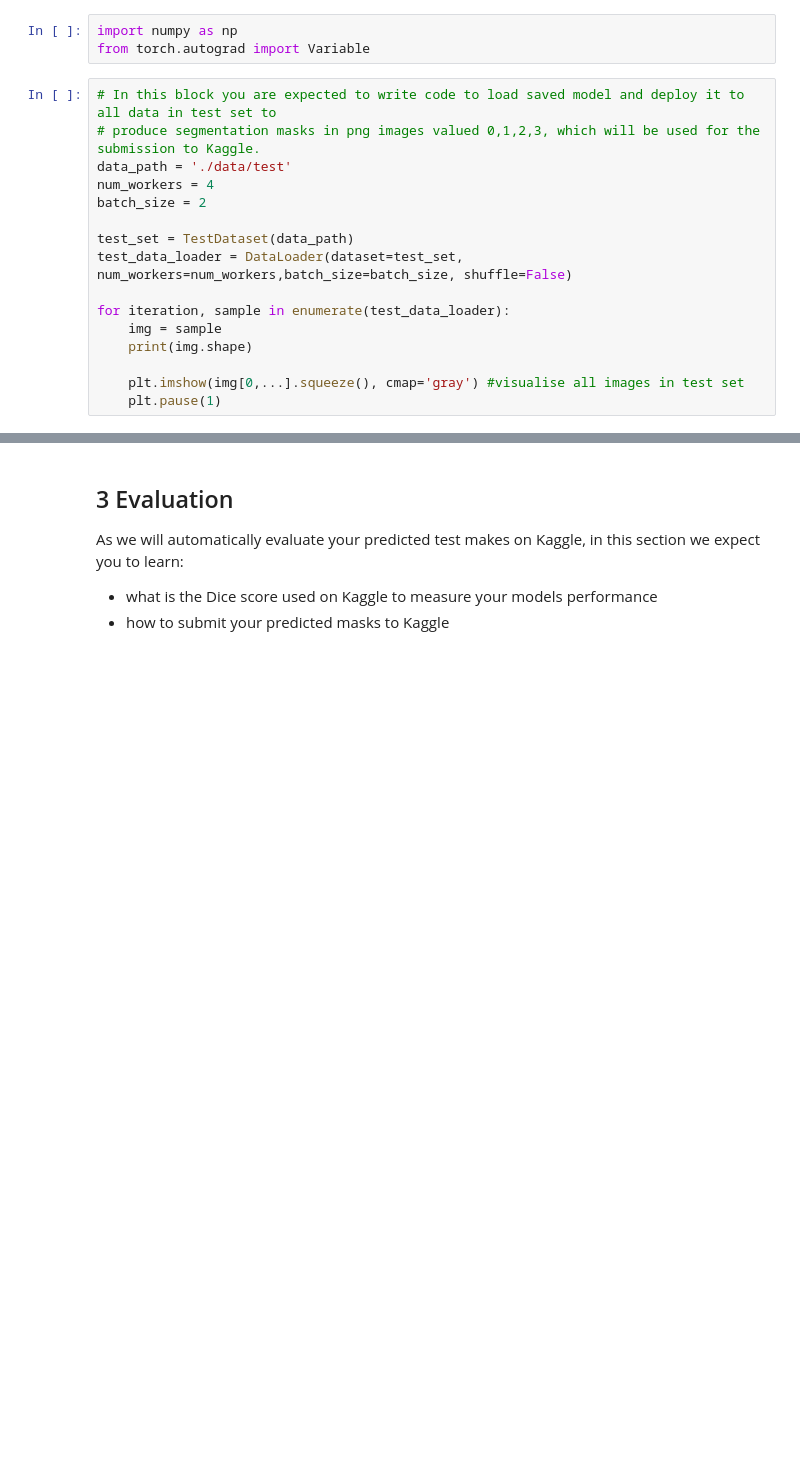
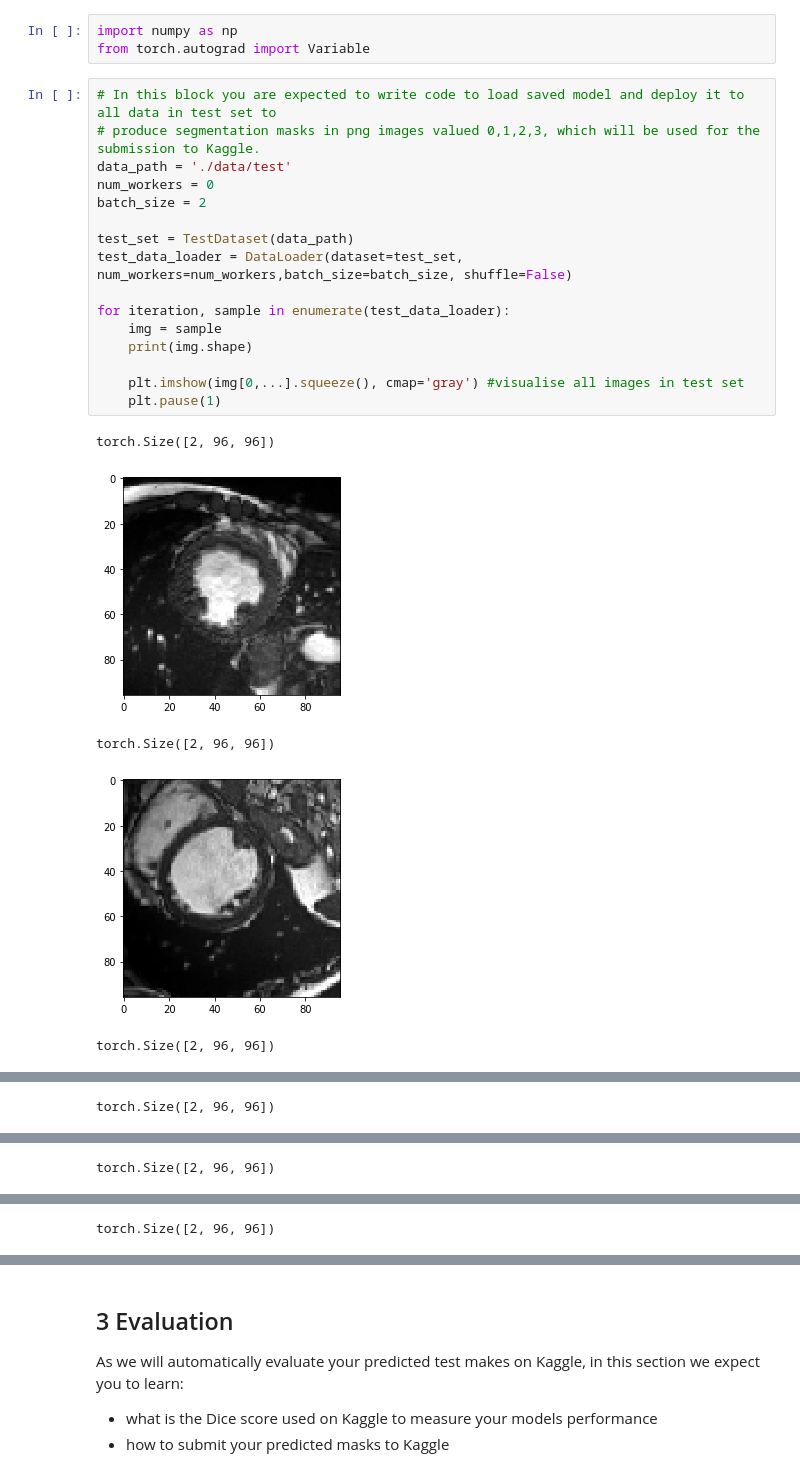
Before and after one commit to pusztayj/NeuralComp-Coursework, a Jupyter notebook: CW2/tutorial.ipynb, the cells around one changed output, grey strips where cells are left out. Drawn from its saved outputs; the diff is of its cells as text; blank space fills up the shorter version.

```diff
--- a/CW2/tutorial.ipynb
+++ b/CW2/tutorial.ipynb
@@ -399,16 +405,22 @@ from torch.autograd import Variable
 # %%
 # In this block you are expected to write code to load saved model and deploy it to all data in test set to
 # produce segmentation masks in png images valued 0,1,2,3, which will be used for the submission to Kaggle.
 data_path = './data/test'
-num_workers = 4
+num_workers = 0
 batch_size = 2
 
 test_set = TestDataset(data_path)
 test_data_loader = DataLoader(dataset=test_set, num_workers=num_workers,batch_size=batch_size, shuffle=False)
 
 for iteration, sample in enumerate(test_data_loader):
     img = sample
     print(img.shape)
 
     plt.imshow(img[0,...].squeeze(), cmap='gray') #visualise all images in test set
     plt.pause(1)
+# %% [output]
+torch.Size([2, 96, 96])
+[figure, added]
+torch.Size([2, 96, 96])
+[figure, added]
+torch.Size([2, 96, 96])
@@ -414,0 +428 @@ for iteration, sample in enumerate(test_data_loader):
+torch.Size([2, 96, 96])
@@ -414,0 +430 @@ for iteration, sample in enumerate(test_data_loader):
+torch.Size([2, 96, 96])
@@ -414,0 +432 @@ for iteration, sample in enumerate(test_data_loader):
+torch.Size([2, 96, 96])
```
Also changed, not shown: parts of 4 cells of this notebook, 1 other file.
